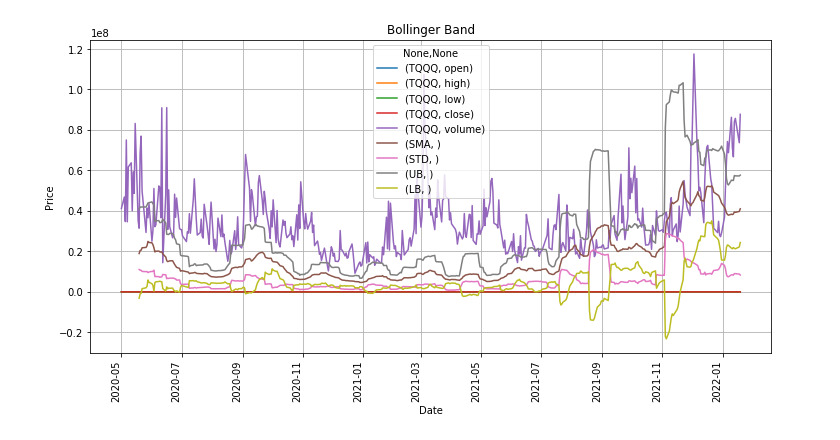
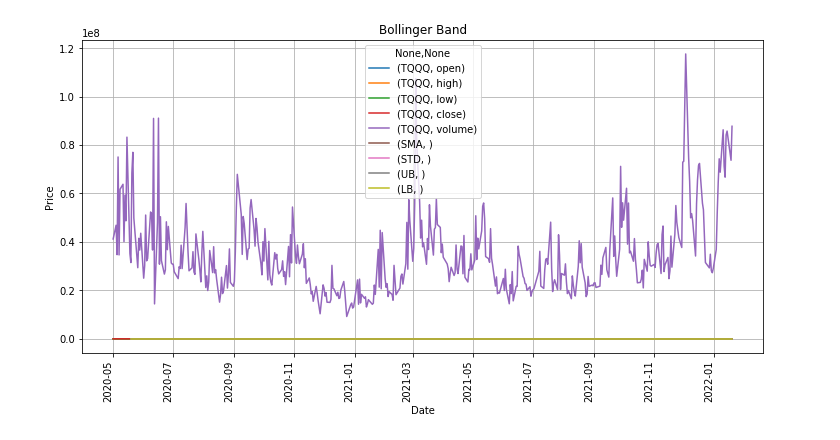
Before and after one commit to John-Gee3/Stock-Dashboard-Viewer, a Jupyter notebook: Stock RSI Bollinger Band dashboard.ipynb, the cells around one changed output. Cells and saved outputs as stored; diff of their text form; code cells hidden in the pictures.

```diff
--- a/Stock RSI Bollinger Band dashboard.ipynb
+++ b/Stock RSI Bollinger Band dashboard.ipynb
@@ -73,23 +89,23 @@ Name: (NVDA, volume), Length: 434, dtype: int64
 # %%
 #Calculate Bollinger Bands
 #df['SMA']=df['close'].rolling(window=13).mean()
 #df['STD']=df['close'].rolling(window=13).std()
-df['SMA']=df_ticker.iloc[:,4].rolling(window=13).mean()
-df['STD']=df_ticker.iloc[:,4].rolling(window=13).std()
+df['SMA']=df_ticker.iloc[:,3].rolling(window=13).mean()
+df['STD']=df_ticker.iloc[:,3].rolling(window=13).std()
 
 df['UB']=df['SMA']+(df['STD']*2)
 df['LB']=df['SMA']-(df['STD']*2)
 #cl=['Close', 'SMA', 'UB', 'LB']
 df.plot(figsize=(12.2,6.4))
 plt.title('Bollinger Band')
 plt.ylabel('Price')
 plt.xlabel('Date')
 plt.xticks(rotation=90)
 plt.grid(True)
 plt.show()
 df.tail()
 # %% [output]
-[figure, old version]
+[figure, new version]
 |  | TQQQ |  |  |  |  | SMA | STD | UB | LB |
 |  | open | high | low | close | volume |  |  |  |  |
 | time |  |  |  |  |  |  |  |  |  |
```
Also changed, not shown: parts of 11 cells of this notebook.
